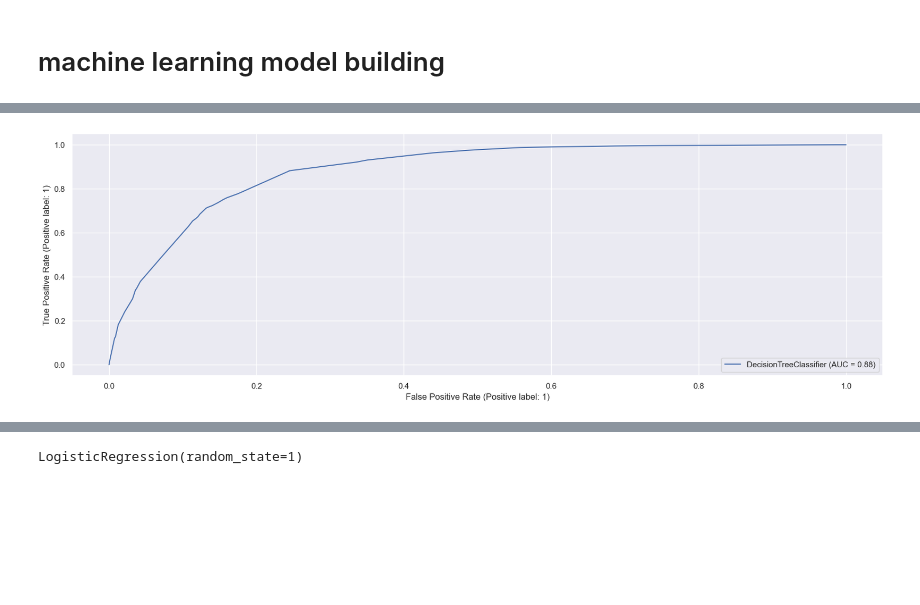
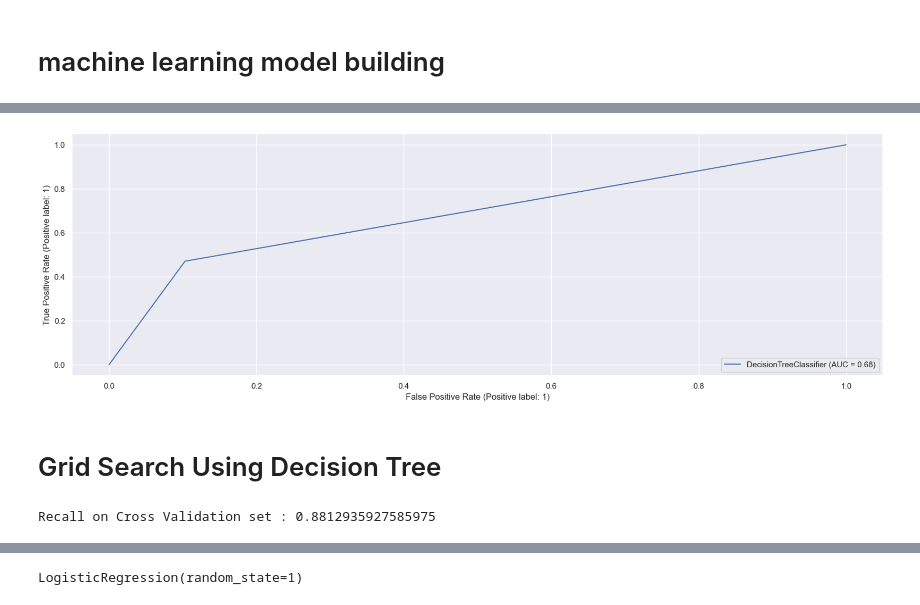
Before and after one commit to subratam1996/Classification, a Jupyter notebook: term_deposit.py.ipynb, the cells around one changed output, grey strips where cells are left out. Drawn from its saved outputs; the diff is of its cells as text; code cells hidden in the pictures; blank space fills up the shorter version.

```diff
--- a/term_deposit.py.ipynb
+++ b/term_deposit.py.ipynb
@@ -969,0 +873,7 @@ x_train, x_test, y_train, y_test = train_test_split(x, y, test_size=0.20, random
+# %%
+X_train, X_test, y_train, y_test = train_test_split(X, y, test_size=0.2, random_state=42)
+# %%
+sm = SMOTE(sampling_strategy='minority', random_state=42)
+# %%
+X_train_upsampled,y_train_upsampled = sm.fit_resample(X_train, y_train)
+oversampled = pd.concat([pd.DataFrame(y_train_upsampled), pd.DataFrame(X_train_upsampled)], axis=1)
@@ -978,4 +894,4 @@ Test data shape (12082, 10) (12082,)
 # %%
-dtree = DecisionTreeClassifier(max_depth = 6)
-dtree.fit(x_train,y_train)
+dtree = DecisionTreeClassifier()
+dtree.fit(X_train_upsampled,y_train_upsampled)
 # %% [output]
@@ -1009,7 +925,9 @@ results
 # %%
 import matplotlib.pyplot as plt
 from sklearn import metrics
-metrics.plot_roc_curve(dtree, x_test, y_test)
+metrics.plot_roc_curve(dtree, X_test, y_test)
 plt.show()
 # %% [output]
-[figure, old version]
+[figure, new version]
+# %% [markdown]
+# Grid Search Using Decision Tree
@@ -1015,0 +944,4 @@ plt.show()
+# %%
+print('Recall on Cross Validation set :',best_recall_1)
+# %% [output]
+Recall on Cross Validation set : 0.8812935927585975
```
Also changed, not shown: parts of 61 cells of this notebook.
